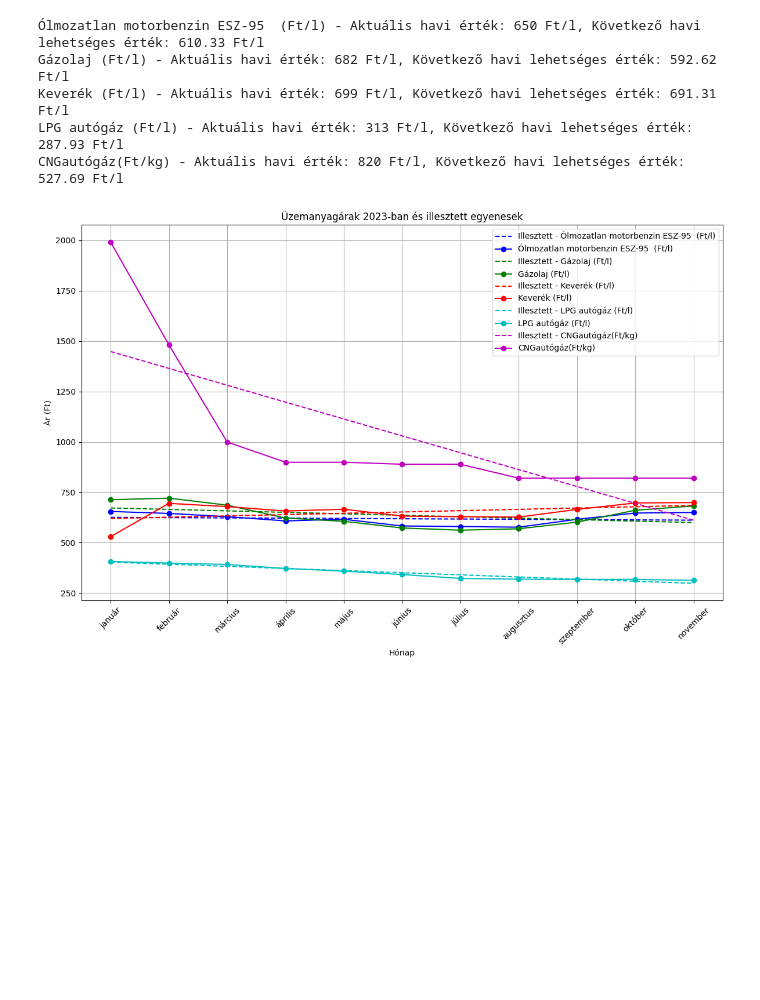
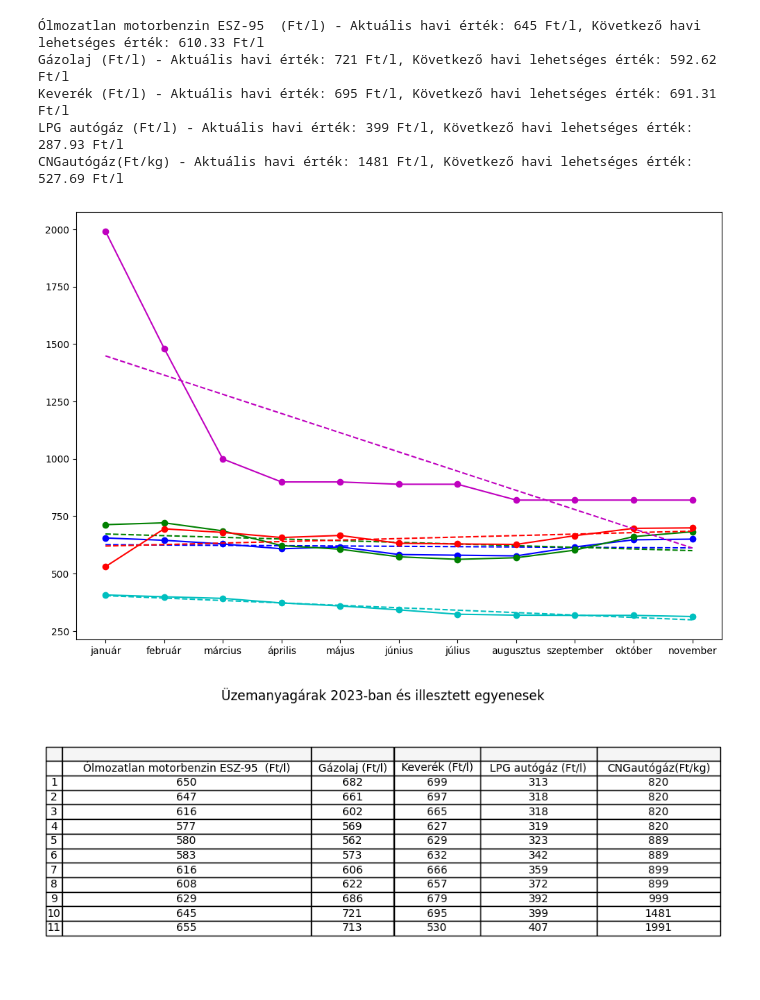
Before and after one commit to lakatosgabor/nav_uzemanyag_havi_info, a Jupyter notebook: nav_uzemanyag_havi_info.ipynb, the cells around one changed output. Cells and saved outputs as stored; diff of their text form; code cells hidden in the pictures; blank space fills up the shorter version.

```diff
--- a/nav_uzemanyag_havi_info.ipynb
+++ b/nav_uzemanyag_havi_info.ipynb
@@ -138,38 +138,65 @@ szinek = ['b', 'g', 'r', 'c', 'm']
 
 # Egyenes illesztése és következő havi érték meghatározása minden adatsorhoz
 for i in range(len(adatsorok)):
     x = np.arange(len(df['2023.év']))
     y = df[adatsorok[i]].astype(int).values
 
     # Lineáris regresszió illesztése az adott adatsorra
     coeffs = np.polyfit(x, y, 1)
     fitted_line = np.polyval(coeffs, x)
 
     # Diagramra rajzolás
     plt.plot(df['2023.év'], fitted_line, color=szinek[i], linestyle='--', label=f'Illesztett - {adatsorok[i]}')
     plt.plot(df['2023.év'], y, marker='o', color=szinek[i], label=adatsorok[i])
 
     # Következő havi lehetséges érték meghatározása
     next_month_index = len(df['2023.év'])
     next_month_value = np.polyval(coeffs, next_month_index)
 
     # Aktuális havi érték
-    current_month_value = df[adatsorok[i]].iloc[-1]
+    current_month_value = df[adatsorok[i]].iloc[1]
 
     print(f'{adatsorok[i]} - Aktuális havi érték: {current_month_value} Ft/l, Következő havi lehetséges érték: {next_month_value:.2f} Ft/l')
+
+
+# Az előző kód része, a weboldalról származó adatok beolvasása és DataFrame létrehozása
+
+# Táblázat készítése az adatokkal
+plt.figure(figsize=(12, 4))
+ax = plt.subplot(1, 2, 1)
+ax.axis('off')  # A táblázat kirajzolása előtt kikapcsoljuk az axis-t
+
+# A table_data listában minden sorban ugyanannyi oszlop legyen
+max_columns = max(len(row) for row in data)
+table_data = []
+
+for i, row in enumerate(data):
+    # Hiányzó értékeket (ha vannak) 0-ra állítjuk
+    if i == 0:
+        table_data.append([''] + row[1:])  # Az első oszlopban az első sor üres lesz
+    else:
+        table_data.append([f'{i}'] + row[1:])
+    row += ['0'] * (max_columns - len(row))
+
+
+table = ax.table(cellText=table_data, loc='center', cellLoc='center', colLabels=None, colColours=['#f5f5f5'] * len(data[0]))
+table.auto_set_font_size(False)
+table.set_fontsize(10)
+table.auto_set_column_width(col=list(range(len(table_data[0]))))  # Megfelelő oszlopok szélességének beállítása
+
 
 plt.xlabel('Hónap')
 plt.ylabel('Ár (Ft)')
 plt.title('Üzemanyagárak 2023-ban és illesztett egyenesek')
 plt.xticks(rotation=45)
-plt.legend()
 plt.grid(True)
 plt.tight_layout()
 plt.show()
 # %% [output]
-Ólmozatlan motorbenzin ESZ-95  (Ft/l) - Aktuális havi érték: 650 Ft/l, Következő havi lehetséges érték: 610.33 Ft/l
-Gázolaj (Ft/l) - Aktuális havi érték: 682 Ft/l, Következő havi lehetséges érték: 592.62 Ft/l
-Keverék (Ft/l) - Aktuális havi érték: 699 Ft/l, Következő havi lehetséges érték: 691.31 Ft/l
-LPG autógáz (Ft/l) - Aktuális havi érték: 313 Ft/l, Következő havi lehetséges érték: 287.93 Ft/l
-CNGautógáz(Ft/kg) - Aktuális havi érték: 820 Ft/l, Következő havi lehetséges érték: 527.69 Ft/l
+Ólmozatlan motorbenzin ESZ-95  (Ft/l) - Aktuális havi érték: 645 Ft/l, Következő havi lehetséges érték: 610.33 Ft/l
+Gázolaj (Ft/l) - Aktuális havi érték: 721 Ft/l, Következő havi lehetséges érték: 592.62 Ft/l
+Keverék (Ft/l) - Aktuális havi érték: 695 Ft/l, Következő havi lehetséges érték: 691.31 Ft/l
+LPG autógáz (Ft/l) - Aktuális havi érték: 399 Ft/l, Következő havi lehetséges érték: 287.93 Ft/l
+CNGautógáz(Ft/kg) - Aktuális havi érték: 1481 Ft/l, Következő havi lehetséges érték: 527.69 Ft/l
-[figure, old version]
+[figure, new version]
+[figure, added]
```
Also changed, not shown: parts of 1 cell of this notebook.
